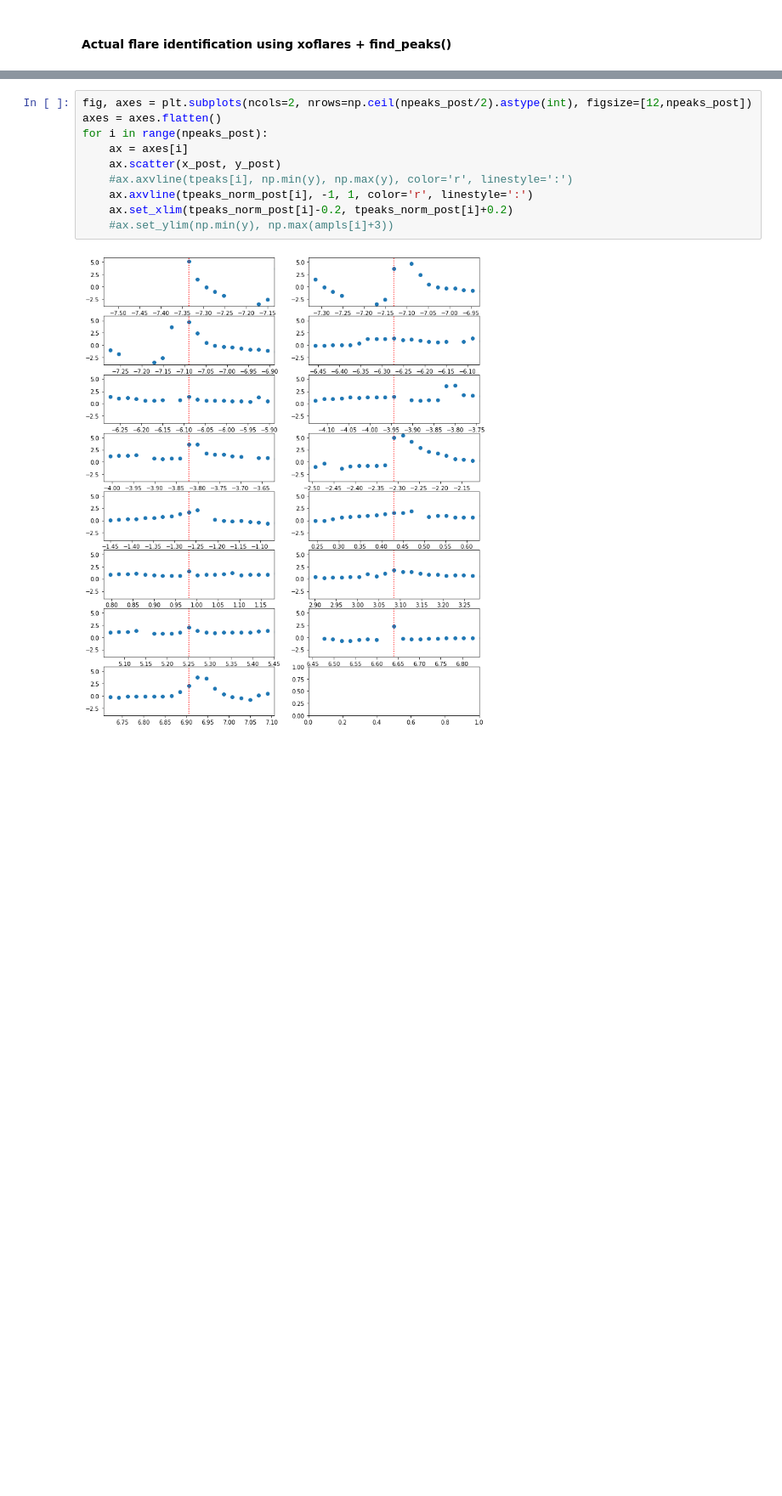
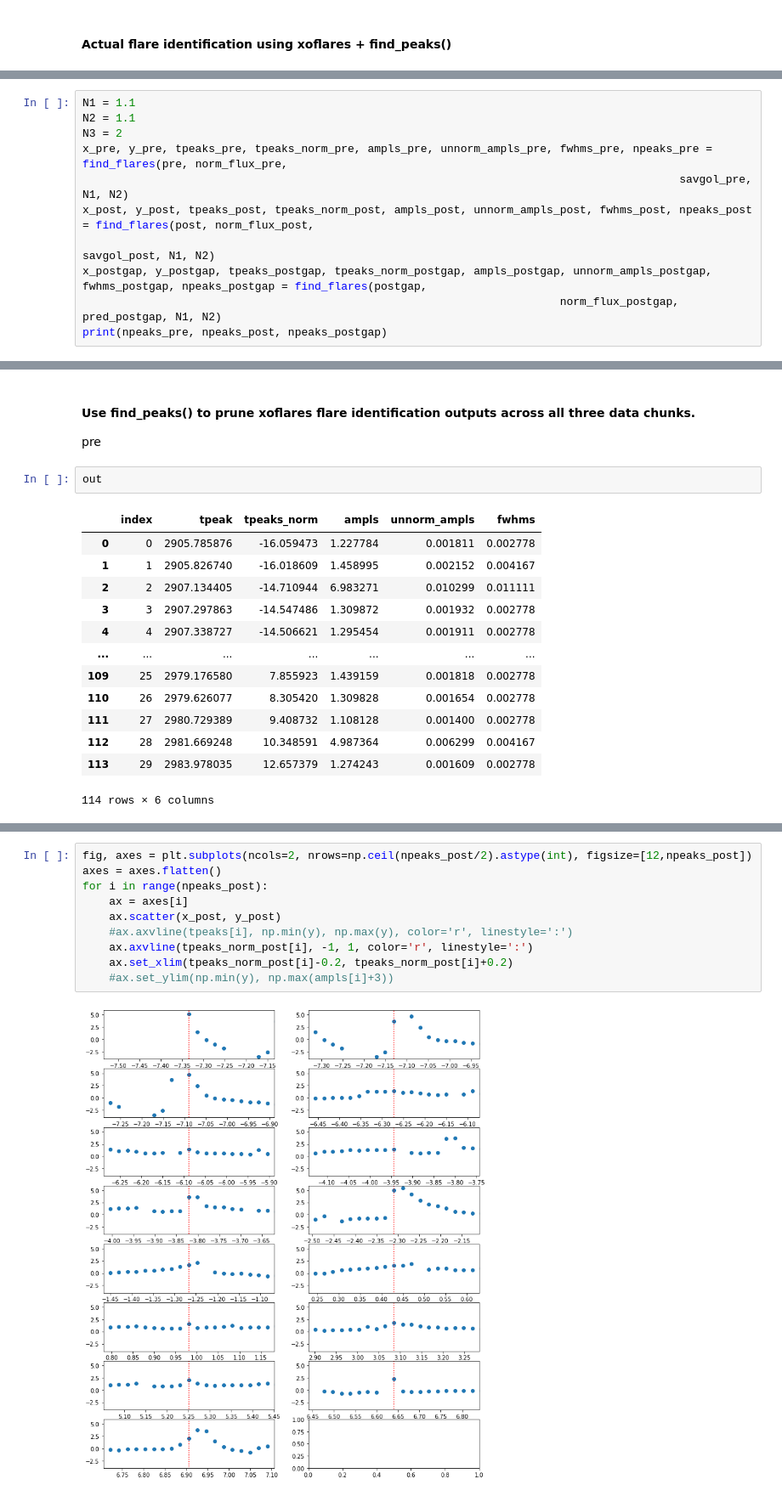
Before and after one commit to exoclam/epic-246301900, a Jupyter notebook: injection-recovery/injection_recovery.ipynb, the cells around one changed output, grey strips where cells are left out. Shown at 85% size. Saved outputs shown, nothing was run; the diff lists cells and outputs as text; blank space fills up the shorter version.

```diff
--- a/injection-recovery/injection_recovery.ipynb
+++ b/injection-recovery/injection_recovery.ipynb
@@ -1757,0 +1721,11 @@ plt.show()
+# %%
+N1 = 1.1
+N2 = 1.1
+N3 = 2
+x_pre, y_pre, tpeaks_pre, tpeaks_norm_pre, ampls_pre, unnorm_ampls_pre, fwhms_pre, npeaks_pre = find_flares(pre, norm_flux_pre,
+                                                                                          savgol_pre, N1, N2)
+x_post, y_post, tpeaks_post, tpeaks_norm_post, ampls_post, unnorm_ampls_post, fwhms_post, npeaks_post = find_flares(post, norm_flux_post,
+                                                                                          savgol_post, N1, N2)
+x_postgap, y_postgap, tpeaks_postgap, tpeaks_norm_postgap, ampls_postgap, unnorm_ampls_postgap, fwhms_postgap, npeaks_postgap = find_flares(postgap,
+                                                                        norm_flux_postgap, pred_postgap, N1, N2)
+print(npeaks_pre, npeaks_post, npeaks_postgap)
@@ -1757,0 +1762,20 @@ plt.show()
+# %% [markdown]
+#### Use find_peaks() to prune xoflares flare identification outputs across all three data chunks.
+
+pre
+# %%
+out
+# %% [output]
+|  | index | tpeak | tpeaks_norm | ampls | unnorm_ampls | fwhms |
+| 0 | 0 | 2905.785876 | -16.059473 | 1.227784 | 0.001811 | 0.002778 |
+| 1 | 1 | 2905.826740 | -16.018609 | 1.458995 | 0.002152 | 0.004167 |
+| 2 | 2 | 2907.134405 | -14.710944 | 6.983271 | 0.010299 | 0.011111 |
+| 3 | 3 | 2907.297863 | -14.547486 | 1.309872 | 0.001932 | 0.002778 |
+| 4 | 4 | 2907.338727 | -14.506621 | 1.295454 | 0.001911 | 0.002778 |
+| ... | ... | ... | ... | ... | ... | ... |
+| 109 | 25 | 2979.176580 | 7.855923 | 1.439159 | 0.001818 | 0.002778 |
+| 110 | 26 | 2979.626077 | 8.305420 | 1.309828 | 0.001654 | 0.002778 |
+| 111 | 27 | 2980.729389 | 9.408732 | 1.108128 | 0.001400 | 0.002778 |
+| 112 | 28 | 2981.669248 | 10.348591 | 4.987364 | 0.006299 | 0.004167 |
+| 113 | 29 | 2983.978035 | 12.657379 | 1.274243 | 0.001609 | 0.002778 |
+114 rows × 6 columns
```
Also changed, not shown: parts of 6 cells of this notebook.
